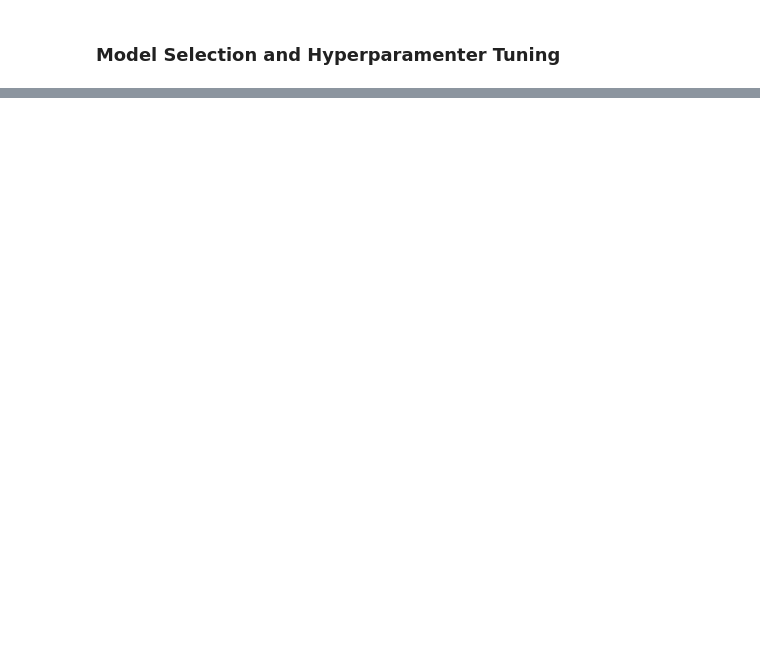
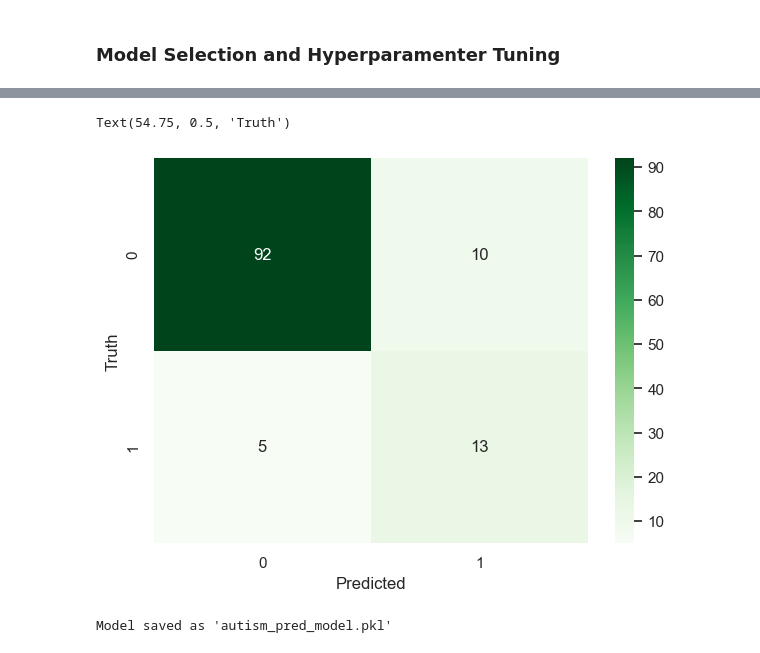
Before and after one commit to sheddiboo/Notebooks, a Jupyter notebook: ML notebooks/Supervised_Learning/Classification/autism/autism_prediction.ipynb, the cells around one changed output, grey strips where cells are left out. Drawn from its saved outputs; the diff is of its cells as text; code cells hidden in the pictures; blank space fills up the shorter version.

Commit message:
autism second commit

```diff
--- a/ML notebooks/Supervised_Learning/Classification/autism/autism_prediction.ipynb
+++ b/ML notebooks/Supervised_Learning/Classification/autism/autism_prediction.ipynb
@@ -486,9 +472,0 @@ models = {
-# %%
-cv_score ={}
-
-for model_name, model in models.items():
-    print(f"training {model_name}")
-    scores = cross_val_score(model, X_train_smote, y_train_smote, cv=5, scoring='accuracy')
-    cv_score[model_name] = scores
-    print(f'{model_name}, Cross validatin accuracy {np.mean(scores):.2f}')
-    print('-'*20)
@@ -546,0 +541,13 @@ random_search_xgb = RandomizedSearchCV(estimator=xgboost, param_distributions=pa
+# %%
+# Best hyperparameters from tuning
+best_params = {
+    'n_estimators': 50,
+    'min_samples_split': 5,
+    'min_samples_leaf': 1,
+    'max_depth': None,
+    'bootstrap': False
+}
+
+# Retrain the best model
+best_model = RandomForestClassifier(**best_params)
+best_model.fit(X_train_smote, y_train_smote)
@@ -546,0 +558,2 @@ random_search_xgb = RandomizedSearchCV(estimator=xgboost, param_distributions=pa
+# %%
+y_pred = best_model.predict(X_test)
@@ -546,0 +581,19 @@ random_search_xgb = RandomizedSearchCV(estimator=xgboost, param_distributions=pa
+# %%
+# confusion matrix and visualization
+cm = confusion_matrix(y_test, y_pred)
+
+plt.figure(figsize=(7,5))
+sns.heatmap(cm, annot=True, cmap='Greens')
+plt.xlabel('Predicted')
+plt.ylabel('Truth')
+# %% [output]
+Text(54.75, 0.5, 'Truth')
+[figure, added]
+# %%
+# save the model
+with open('autism_pred_model.pkl', 'wb') as file:
+    pickle.dump(best_model, file)
+
+print("Model saved as 'autism_pred_model.pkl'")
+# %% [output]
+Model saved as 'autism_pred_model.pkl'
```
Also changed, not shown: parts of 17 cells of this notebook, 1 other file.
